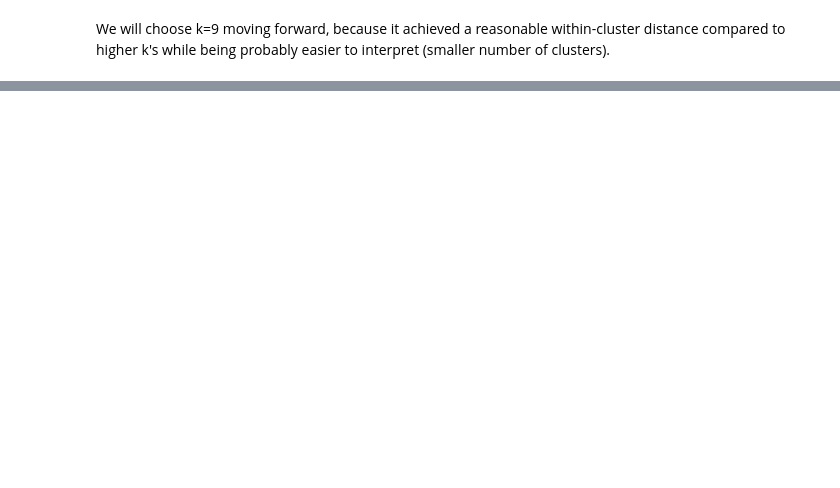
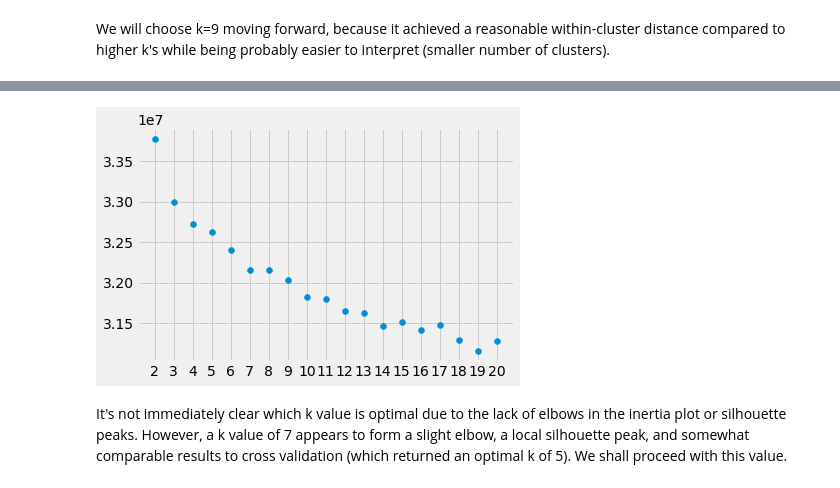
Before and after one commit to martinsun0/AML-assignments, a Jupyter notebook: hw3/3-2/hw3-2.ipynb, the cells around one changed output, grey strips where cells are left out. Saved outputs shown, nothing was run; the diff lists cells and outputs as text; code cells hidden in the pictures; blank space fills up the shorter version.

```diff
--- a/hw3/3-2/hw3-2.ipynb
+++ b/hw3/3-2/hw3-2.ipynb
@@ -99,0 +107,8 @@ W5 = 207271.37139
+# %%
+plt.scatter(np.arange(2,21), iner)
+plt.grid(True)
+plt.xticks(np.arange(2,21));
+# %% [output]
+[figure, added]
+# %% [markdown]
+It's not immediately clear which k value is optimal due to the lack of elbows in the inertia plot or silhouette peaks. However, a k value of 7 appears to form a slight elbow, a local silhouette peak, and somewhat comparable results to cross validation (which returned an optimal k of 5). We shall proceed with this value.
```
Also changed, not shown: parts of 13 cells of this notebook.
